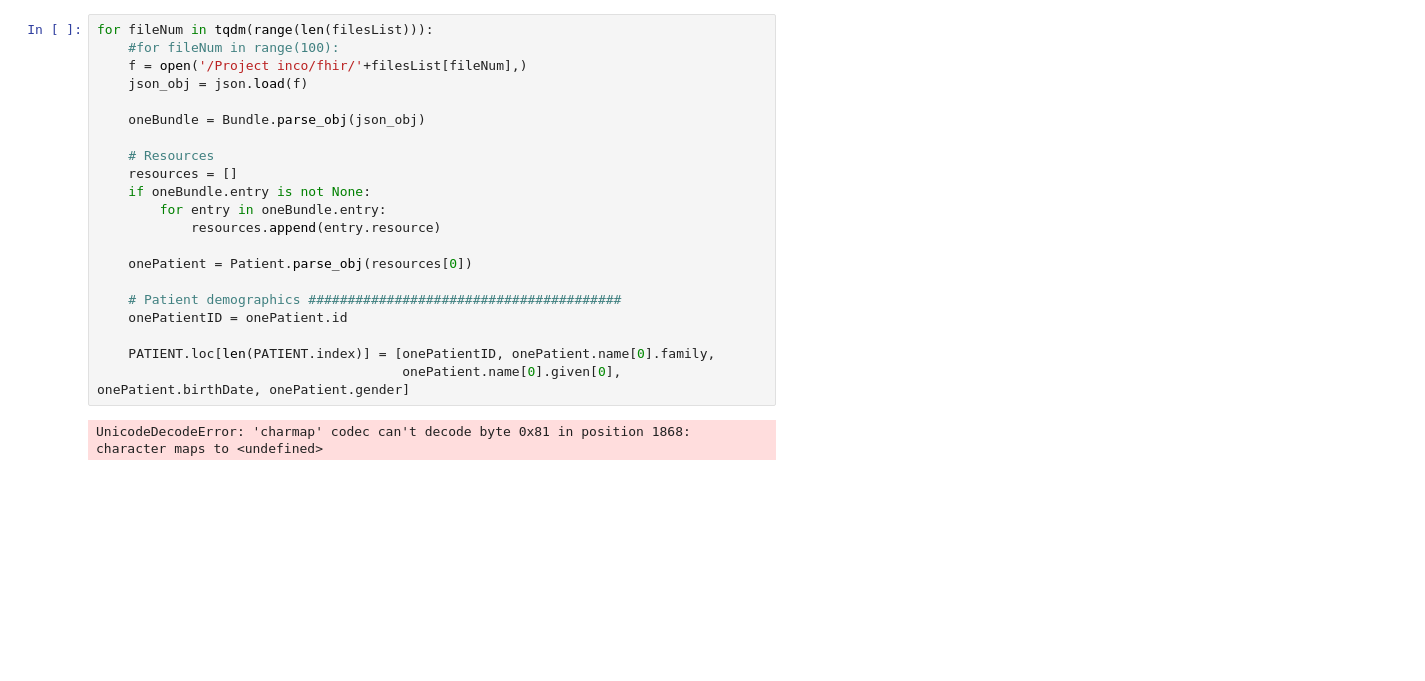
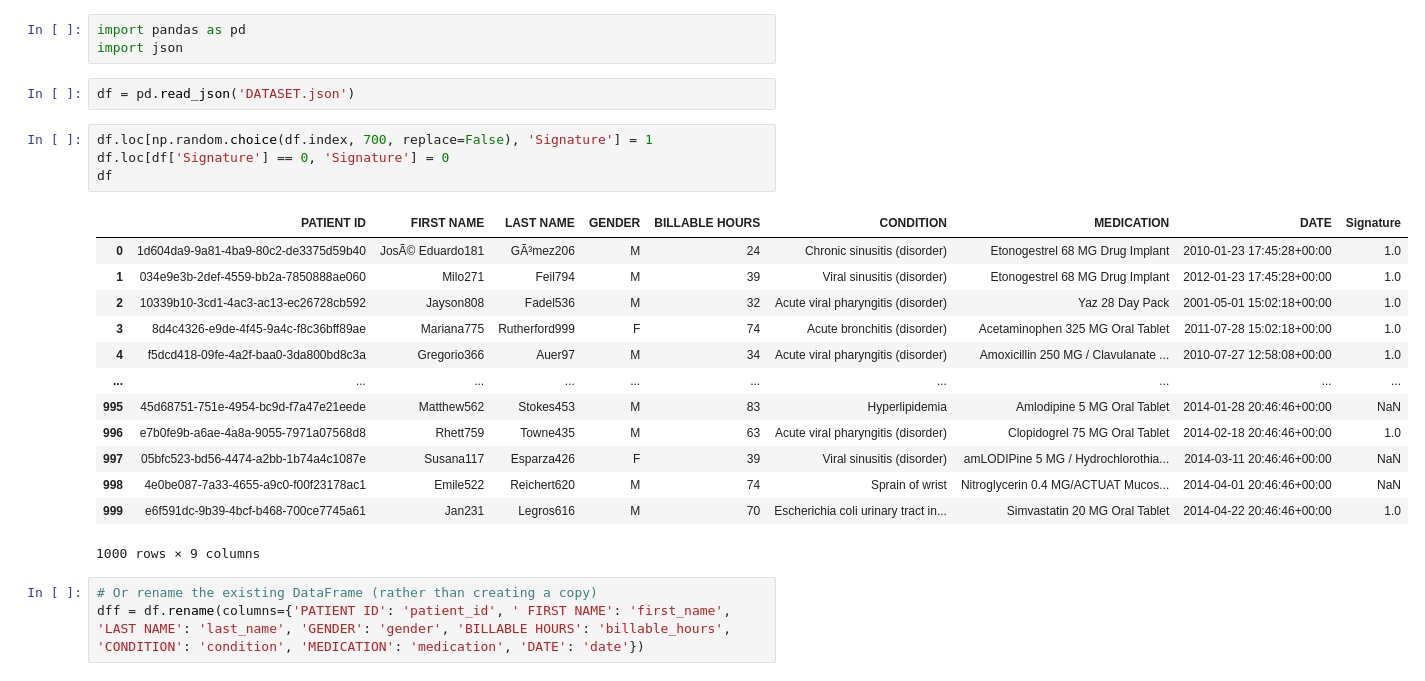
Before and after one commit to cleverjohnson/Project-inco, a Jupyter notebook: inco.ipynb, the cells around one changed output. Saved outputs shown, nothing was run; the diff lists cells and outputs as text; blank space fills up the shorter version.

```diff
--- a/inco.ipynb
+++ b/inco.ipynb
@@ -244,23 +1,26 @@ onePatMeds.sample(1)
-# %%
-for fileNum in tqdm(range(len(filesList))):
-    #for fileNum in range(100):
-    f = open('/Project inco/fhir/'+filesList[fileNum],)
-    json_obj = json.load(f)
-
-    oneBundle = Bundle.parse_obj(json_obj)
-
-    # Resources
-    resources = []
-    if oneBundle.entry is not None:
-        for entry in oneBundle.entry:
-            resources.append(entry.resource)
-
-    onePatient = Patient.parse_obj(resources[0])
-
-    # Patient demographics ########################################
-    onePatientID = onePatient.id
-
-    PATIENT.loc[len(PATIENT.index)] = [onePatientID, onePatient.name[0].family,
-                                       onePatient.name[0].given[0], onePatient.birthDate, onePatient.gender]
-# %% [output]
-UnicodeDecodeError: 'charmap' codec can't decode byte 0x81 in position 1868: character maps to <undefined>
+# %%
+import pandas as pd
+import json
+# %%
+df = pd.read_json('DATASET.json')
+# %%
+df.loc[np.random.choice(df.index, 700, replace=False), 'Signature'] = 1
+df.loc[df['Signature'] == 0, 'Signature'] = 0
+df
+# %% [output]
+|  | PATIENT ID | FIRST NAME | LAST NAME | GENDER | BILLABLE HOURS | CONDITION | MEDICATION | DATE | Signature |
+| 0 | 1d604da9-9a81-4ba9-80c2-de3375d59b40 | JosÃ© Eduardo181 | GÃ³mez206 | M | 24 | Chronic sinusitis (disorder) | Etonogestrel 68 MG Drug Implant | 2010-01-23 17:45:28+00:00 | 1.0 |
+| 1 | 034e9e3b-2def-4559-bb2a-7850888ae060 | Milo271 | Feil794 | M | 39 | Viral sinusitis (disorder) | Etonogestrel 68 MG Drug Implant | 2012-01-23 17:45:28+00:00 | 1.0 |
+| 2 | 10339b10-3cd1-4ac3-ac13-ec26728cb592 | Jayson808 | Fadel536 | M | 32 | Acute viral pharyngitis (disorder) | Yaz 28 Day Pack | 2001-05-01 15:02:18+00:00 | 1.0 |
+| 3 | 8d4c4326-e9de-4f45-9a4c-f8c36bff89ae | Mariana775 | Rutherford999 | F | 74 | Acute bronchitis (disorder) | Acetaminophen 325 MG Oral Tablet | 2011-07-28 15:02:18+00:00 | 1.0 |
+| 4 | f5dcd418-09fe-4a2f-baa0-3da800bd8c3a | Gregorio366 | Auer97 | M | 34 | Acute viral pharyngitis (disorder) | Amoxicillin 250 MG / Clavulanate ... | 2010-07-27 12:58:08+00:00 | 1.0 |
+| ... | ... | ... | ... | ... | ... | ... | ... | ... | ... |
+| 995 | 45d68751-751e-4954-bc9d-f7a47e21eede | Matthew562 | Stokes453 | M | 83 | Hyperlipidemia | Amlodipine 5 MG Oral Tablet | 2014-01-28 20:46:46+00:00 | NaN |
+| 996 | e7b0fe9b-a6ae-4a8a-9055-7971a07568d8 | Rhett759 | Towne435 | M | 63 | Acute viral pharyngitis (disorder) | Clopidogrel 75 MG Oral Tablet | 2014-02-18 20:46:46+00:00 | 1.0 |
+| 997 | 05bfc523-bd56-4474-a2bb-1b74a4c1087e | Susana117 | Esparza426 | F | 39 | Viral sinusitis (disorder) | amLODIPine 5 MG / Hydrochlorothia... | 2014-03-11 20:46:46+00:00 | NaN |
+| 998 | 4e0be087-7a33-4655-a9c0-f00f23178ac1 | Emile522 | Reichert620 | M | 74 | Sprain of wrist | Nitroglycerin 0.4 MG/ACTUAT Mucos... | 2014-04-01 20:46:46+00:00 | NaN |
+| 999 | e6f591dc-9b39-4bcf-b468-700ce7745a61 | Jan231 | Legros616 | M | 70 | Escherichia coli urinary tract in... | Simvastatin 20 MG Oral Tablet | 2014-04-22 20:46:46+00:00 | 1.0 |
+1000 rows × 9 columns
+# %%
+# Or rename the existing DataFrame (rather than creating a copy)
+dff = df.rename(columns={'PATIENT ID': 'patient_id', ' FIRST NAME': 'first_name', 'LAST NAME': 'last_name', 'GENDER': 'gender', 'BILLABLE HOURS': 'billable_hours', 'CONDITION': 'condition', 'MEDICATION': 'medication', 'DATE': 'date'})
```
Also changed, not shown: parts of 23 cells of this notebook.
